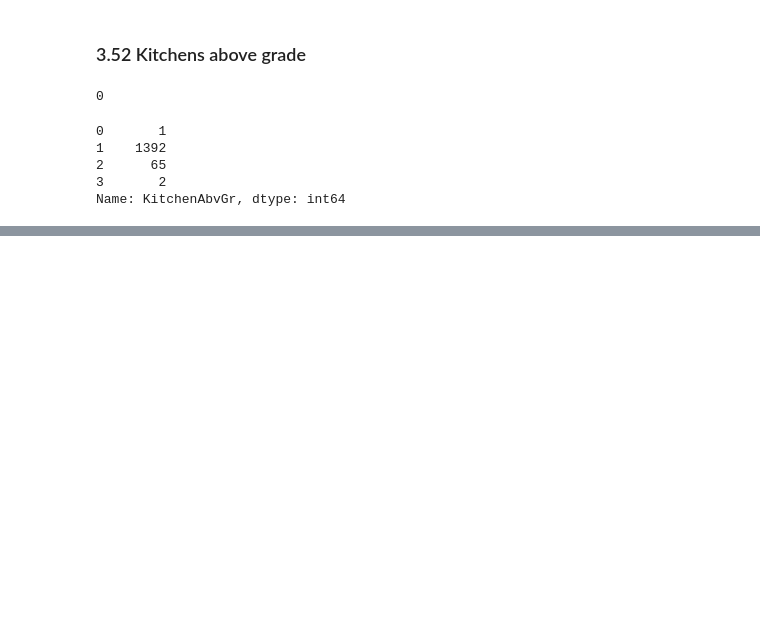
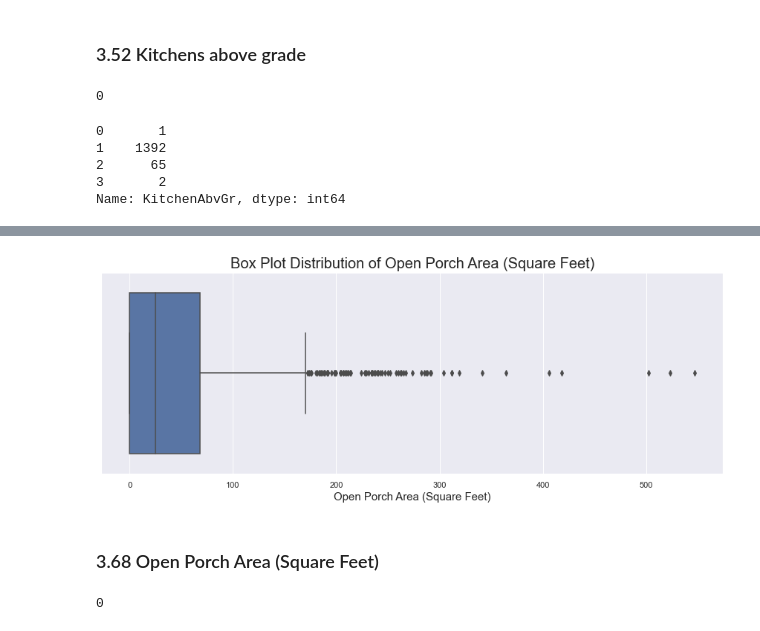
Before and after one commit to akshaykadam100/Housing-Price-Calculator, a Jupyter notebook: V1.ipynb, the cells around one changed output, grey strips where cells are left out. Drawn from its saved outputs; the diff is of its cells as text; code cells hidden in the pictures; blank space fills up the shorter version.

```diff
--- a/V1.ipynb
+++ b/V1.ipynb
@@ -1124,0 +1445,12 @@ Name: KitchenAbvGr, dtype: int64
+# %%
+plot_box_plot_from_series(data=raw_data.OpenPorchSF,
+                          plot_title='Box Plot Distribution of Open Porch Area (Square Feet)',
+                          x_axis_label='Open Porch Area (Square Feet)')
+# %% [output]
+[figure, added]
+# %% [markdown]
+### 3.68 Open Porch Area (Square Feet)
+# %%
+raw_data.EnclosedPorch.isna().sum()
+# %% [output]
+0
```
Also changed, not shown: parts of 133 cells of this notebook, 1 other file.
